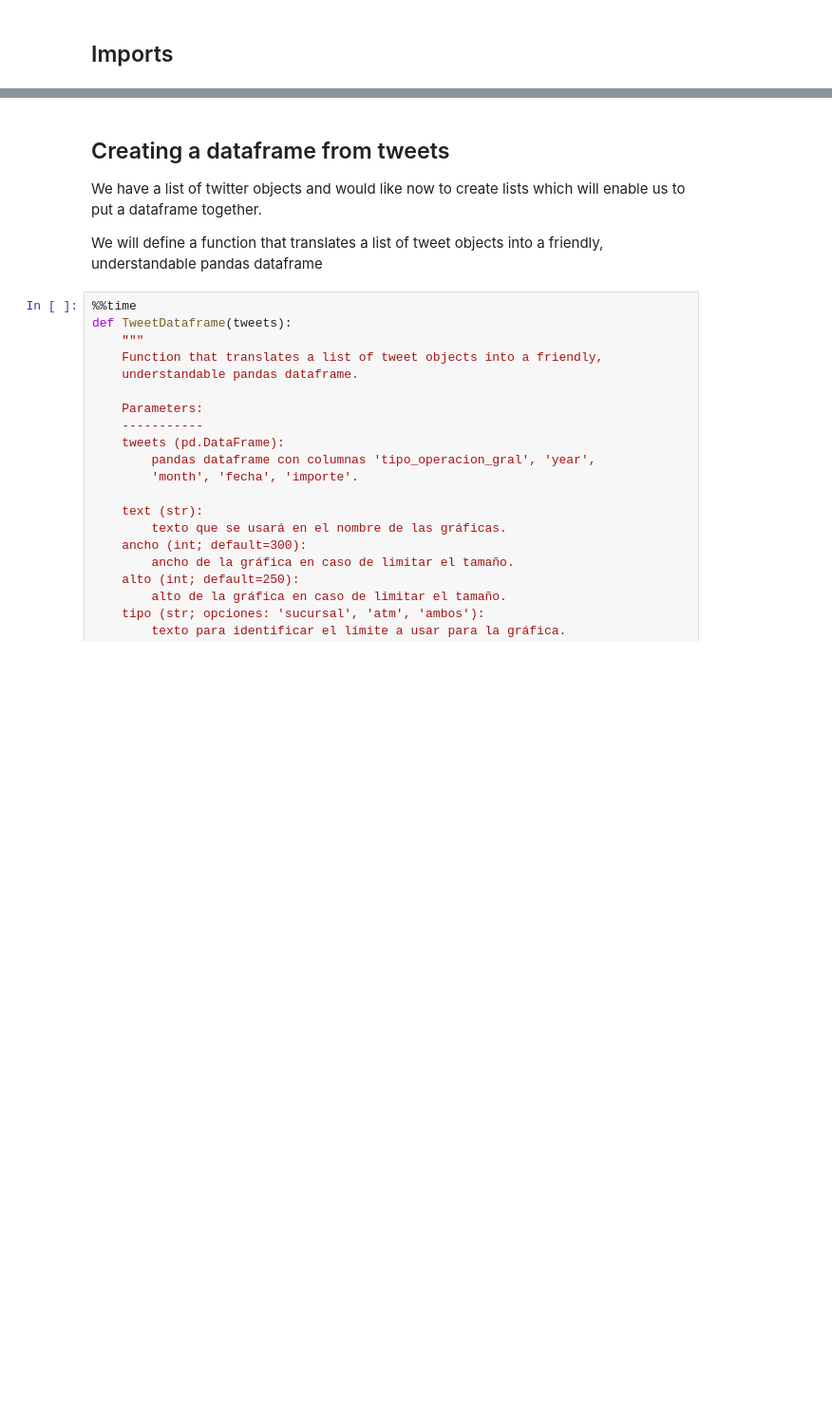
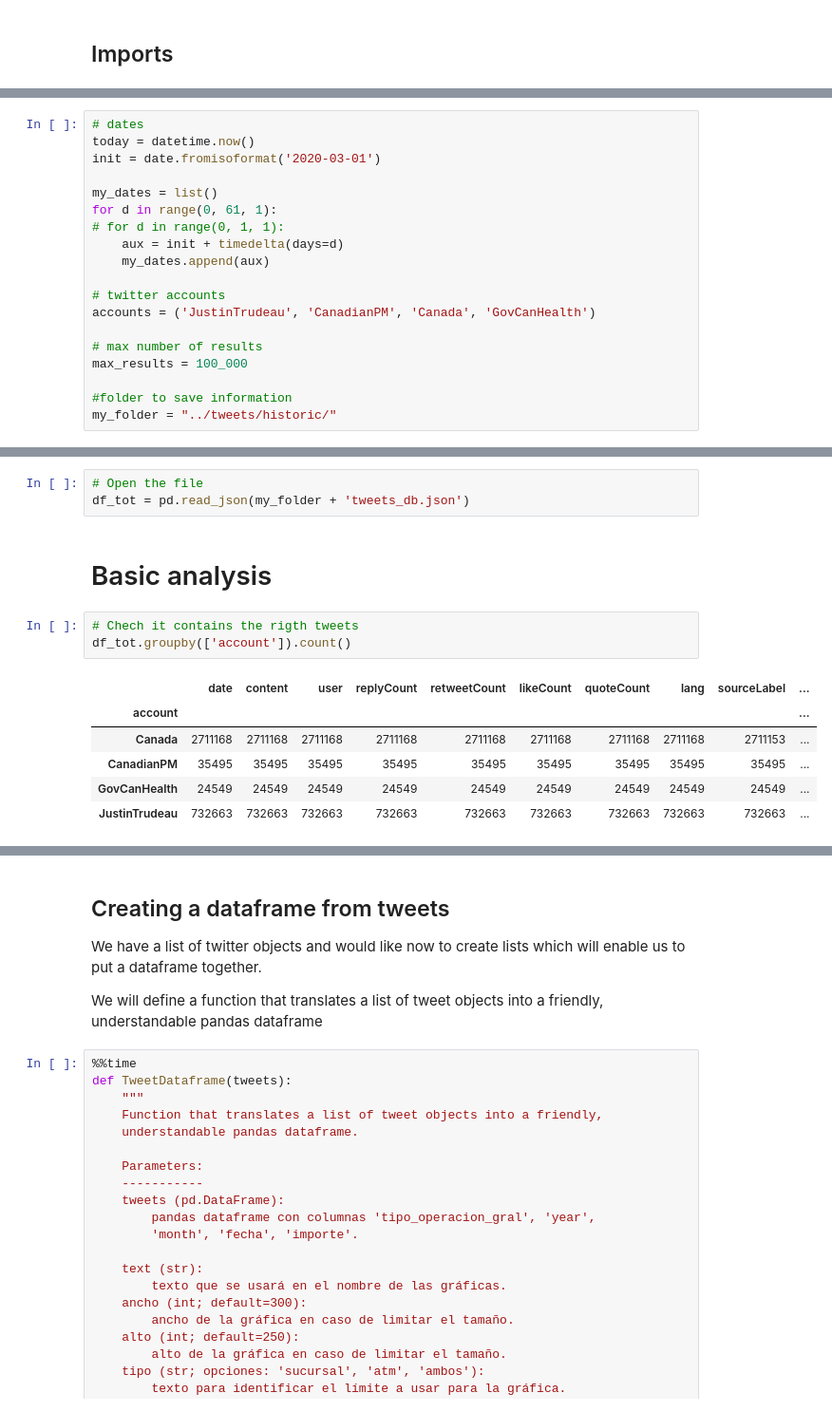
Before and after one commit to vcuspinera/Canada_response_covid, a Jupyter notebook: src/twitter-search_v3_snscrape.ipynb, the cells around one changed output, grey strips where cells are left out. Shown at 95% size. Cells and saved outputs as stored; diff of their text form; blank space fills up the shorter version.

Commit message:
Add code for scscrape that works to dowload tweets

```diff
--- a/src/twitter-search_v3_snscrape.ipynb
+++ b/src/twitter-search_v3_snscrape.ipynb
@@ -85,0 +41,19 @@ TypeError: object of type 'NoneType' has no len()
+# %%
+# dates
+today = datetime.now()
+init = date.fromisoformat('2020-03-01')
+
+my_dates = list()
+for d in range(0, 61, 1):
+# for d in range(0, 1, 1):
+    aux = init + timedelta(days=d)
+    my_dates.append(aux)
+
+# twitter accounts
+accounts = ('JustinTrudeau', 'CanadianPM', 'Canada', 'GovCanHealth')
+
+# max number of results
+max_results = 100_000
+
+#folder to save information
+my_folder = "../tweets/historic/"
@@ -85,0 +140,15 @@ TypeError: object of type 'NoneType' has no len()
+# %%
+# Open the file
+df_tot = pd.read_json(my_folder + 'tweets_db.json')
+# %% [markdown]
+# Basic analysis
+# %%
+# Chech it contains the rigth tweets
+df_tot.groupby(['account']).count()
+# %% [output]
+|  | date | content | user | replyCount | retweetCount | likeCount | quoteCount | lang | sourceLabel | ... |
+| account |  |  |  |  |  |  |  |  |  | ... |
+| Canada | 2711168 | 2711168 | 2711168 | 2711168 | 2711168 | 2711168 | 2711168 | 2711168 | 2711153 | ... |
+| CanadianPM | 35495 | 35495 | 35495 | 35495 | 35495 | 35495 | 35495 | 35495 | 35495 | ... |
+| GovCanHealth | 24549 | 24549 | 24549 | 24549 | 24549 | 24549 | 24549 | 24549 | 24549 | ... |
+| JustinTrudeau | 732663 | 732663 | 732663 | 732663 | 732663 | 732663 | 732663 | 732663 | 732663 | ... |
```
Also changed, not shown: parts of 22 cells of this notebook, 3 other files.
